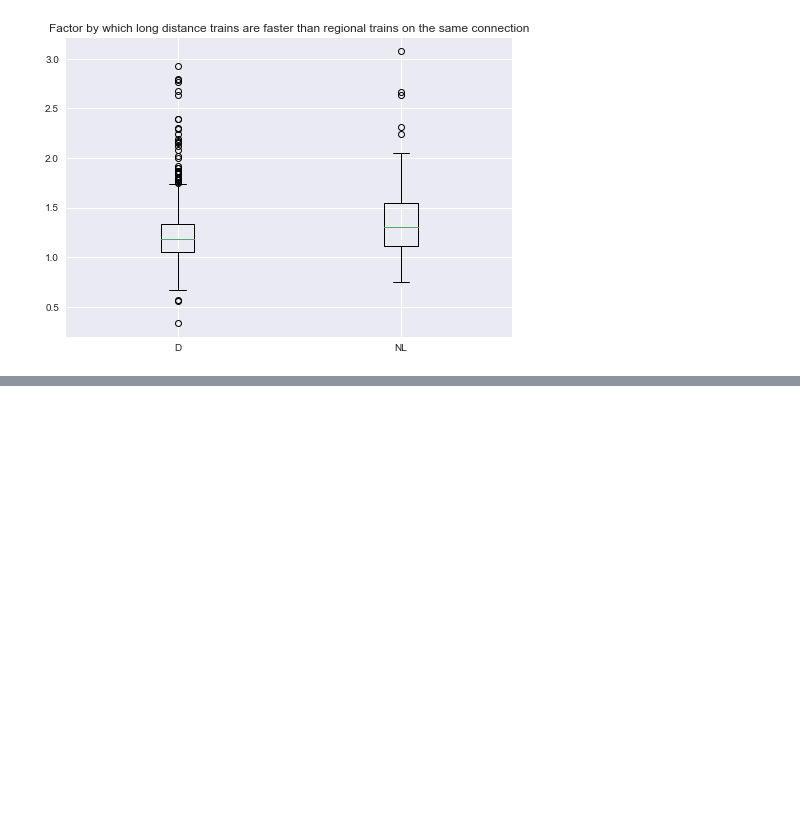
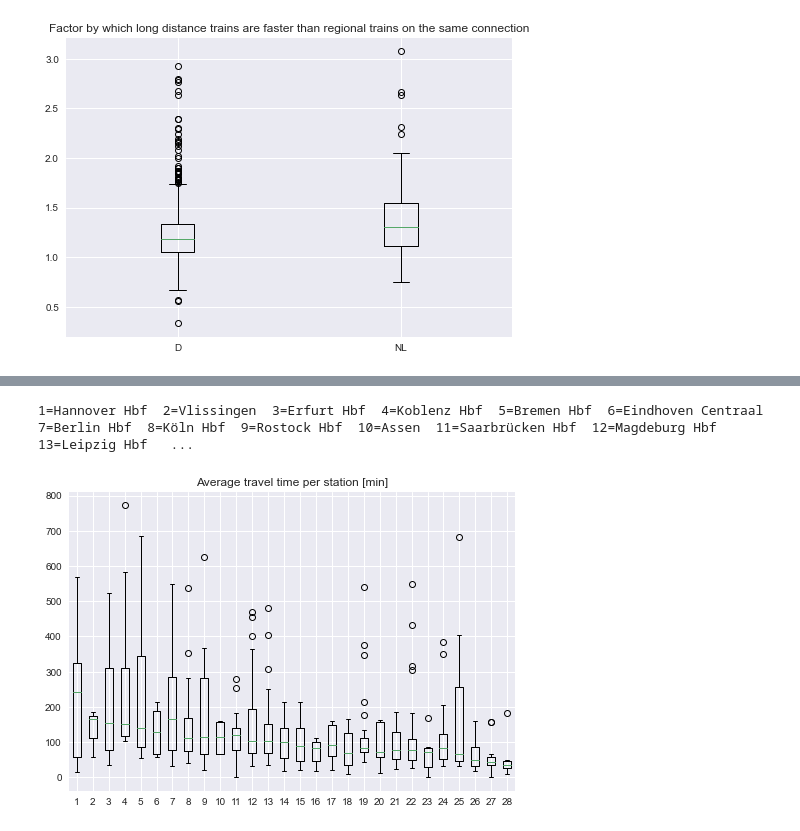
Before and after one commit to leonwatt/re-vs-spr, a Jupyter notebook: analysis.ipynb, the cells around one changed output, grey strips where cells are left out. Saved outputs shown, nothing was run; the diff lists cells and outputs as text; code cells hidden in the pictures; blank space fills up the shorter version.

```diff
--- a/analysis.ipynb
+++ b/analysis.ipynb
@@ -422,0 +428,5 @@ plot.box_plot([regio_vs_long_distance_germany, regio_vs_long_distance_netherland
+# %%
+boxplot_data_per_station("total_time", "Average travel time per station [min]")
+# %% [output]
+1=Hannover Hbf  2=Vlissingen  3=Erfurt Hbf  4=Koblenz Hbf  5=Bremen Hbf  6=Eindhoven Centraal  7=Berlin Hbf  8=Köln Hbf  9=Rostock Hbf  10=Assen  11=Saarbrücken Hbf  12=Magdeburg Hbf  13=Leipzig Hbf   ...
+[figure, added]
```
Also changed, not shown: parts of 8 cells of this notebook, 3 other files.
